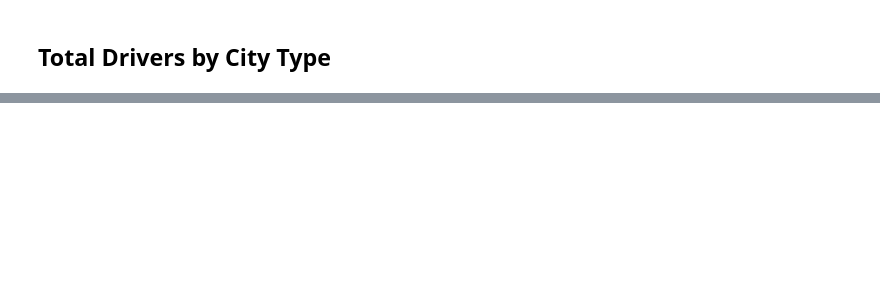
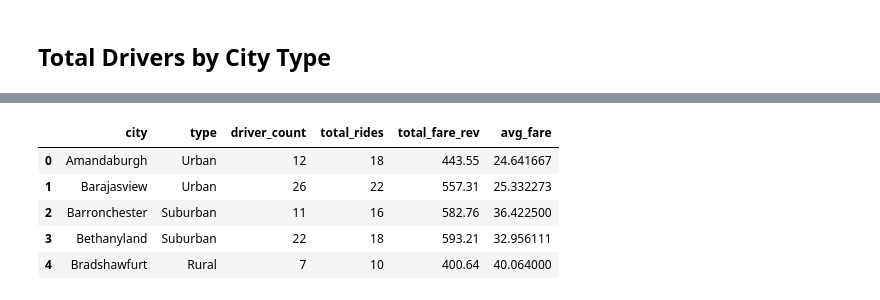
Before and after one commit to andywats0n/watson_hw5, a Jupyter notebook: pyber_starter.ipynb, the cells around one changed output, grey strips where cells are left out. Cells and saved outputs as stored; diff of their text form; code cells hidden in the pictures; blank space fills up the shorter version.

```diff
--- a/pyber_starter.ipynb
+++ b/pyber_starter.ipynb
@@ -82,0 +30,41 @@ plt.show()
+# %%
+# Obtain the x and y coordinates for each of the three city types
+city_rides_total = combined_df[['city', 'ride_id','type','driver_count']].groupby(['city', 'type','driver_count'], as_index=False).count()
+city_fares_total = combined_df[['city','fare']].groupby('city', as_index=False).sum()
+city_fares_avg = combined_df[['city','fare']].groupby('city', as_index=False).mean()
+
+cities_totals_df = city_rides_total.merge(city_fares_total, on='city')
+cities_summary_df = cities_totals_df.merge(city_fares_avg, on='city')
+cities_summary_df = cities_summary_df.rename(columns={ 'ride_id':'total_rides'
+                                                     , 'fare_x':'total_fare_rev'
+                                                     , 'fare_y':'avg_fare' })
+
+cities_summary_df.head()
+
+ux = cities_summary_df[cities_summary_df['type'] == 'Urban']['total_rides'].values
+uy = cities_summary_df[cities_summary_df['type'] == 'Urban']['avg_fare'].values
+usize = cities_summary_df[cities_summary_df['type'] == 'Urban']['driver_count']
+
+sx = cities_summary_df[cities_summary_df['type'] == 'Suburban']['total_rides'].values
+sy = cities_summary_df[cities_summary_df['type'] == 'Suburban']['avg_fare'].values
+ssize = cities_summary_df[cities_summary_df['type'] == 'Suburban']['driver_count']
+
+rx = cities_summary_df[cities_summary_df['type'] == 'Rural']['total_rides'].values
+ry = cities_summary_df[cities_summary_df['type'] == 'Rural']['avg_fare'].values
+rsize = cities_summary_df[cities_summary_df['type'] == 'Rural']['driver_count']
+
+cities_summary_df.head()
+
+# Incorporate the other graph properties
+labels = ['Urban','Suburban','Rural']
+plt.grid()
+
+plt.scatter(ux,uy, s=10*usize, marker='o', edgecolors='black', alpha=0.65, label='Urban')
+plt.scatter(sx,sy, s=10*ssize, marker='o', edgecolors='black', alpha=0.65, label='Suburban')
+plt.scatter(rx,ry, s=10*rsize, marker='o', edgecolors='black', alpha=0.65, label='Rural')
+
+plt.xlabel("Total Number of Rides (Per City)")
+plt.ylabel("Average Fare ($)")
+plt.title('Pyber Ride Sharing Data (2016)')
+plt.legend(loc='best', title='City Types', markerscale=3/4)
+plt.text(33.75,35.6,'Note: Circle size correlates\nwith driver count per city.', fontsize=8, ha='center')
@@ -121,0 +128,9 @@ plt.show()
+# %%
+cities_summary_df.head()
+# %% [output]
+|  | city | type | driver_count | total_rides | total_fare_rev | avg_fare |
+| 0 | Amandaburgh | Urban | 12 | 18 | 443.55 | 24.641667 |
+| 1 | Barajasview | Urban | 26 | 22 | 557.31 | 25.332273 |
+| 2 | Barronchester | Suburban | 11 | 16 | 582.76 | 36.422500 |
+| 3 | Bethanyland | Suburban | 22 | 18 | 593.21 | 32.956111 |
+| 4 | Bradshawfurt | Rural | 7 | 10 | 400.64 | 40.064000 |
```
Also changed, not shown: parts of 13 cells of this notebook.
